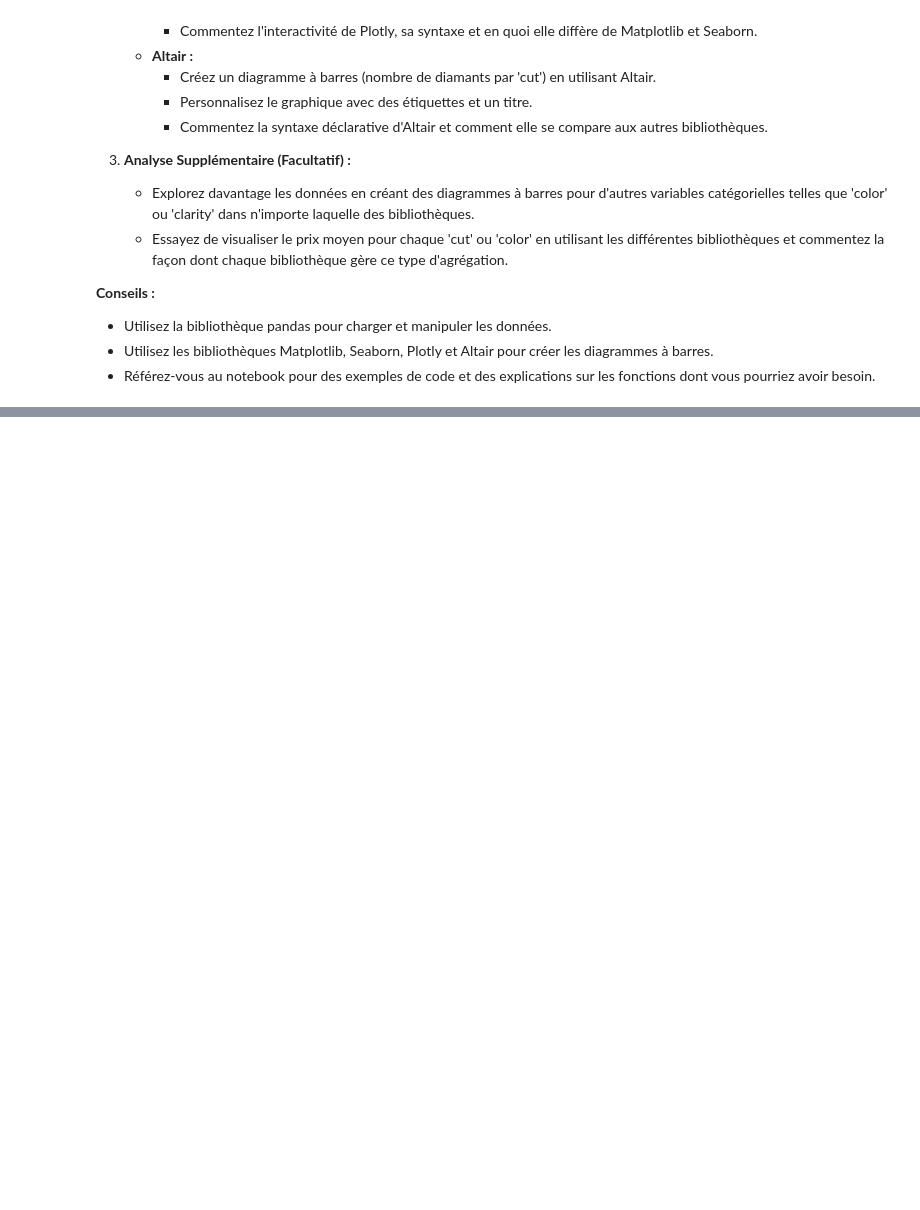
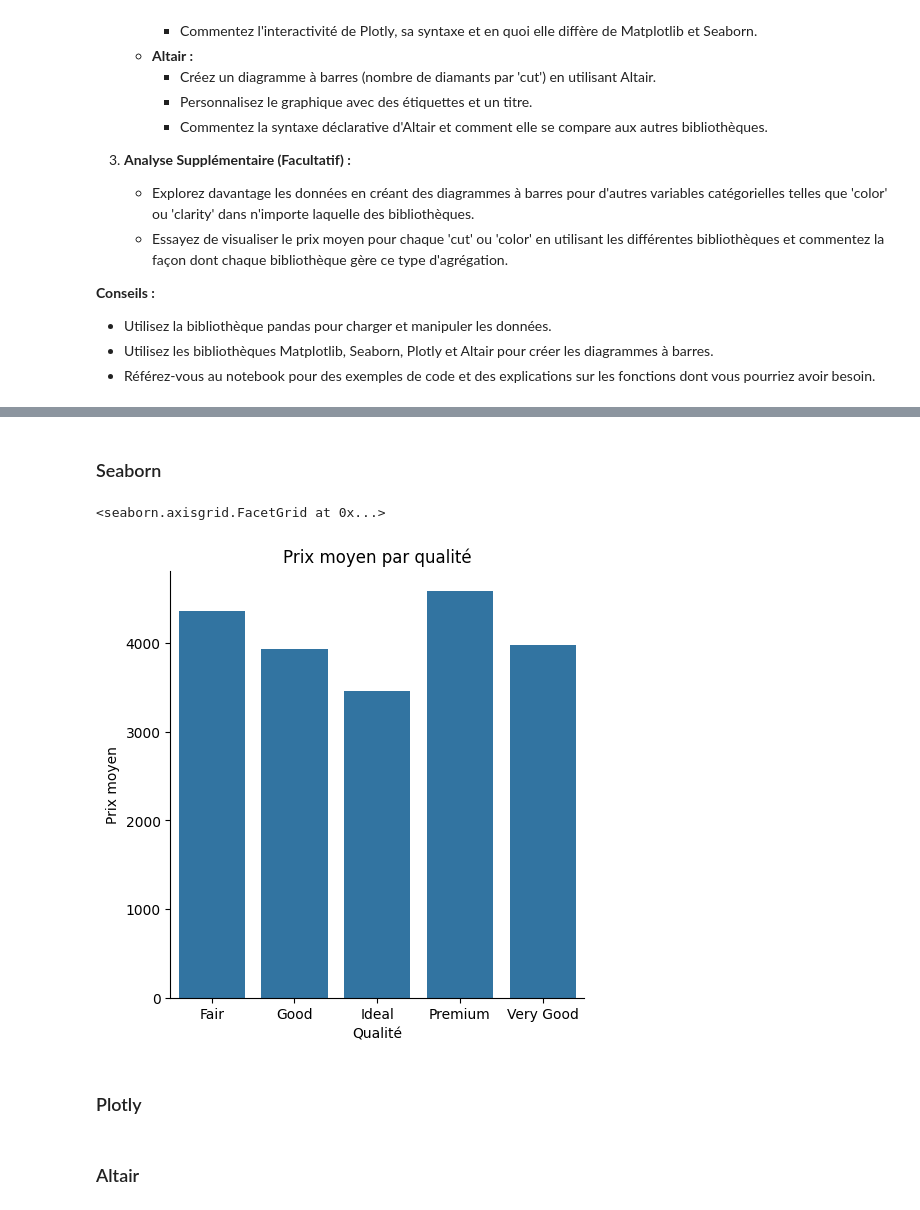
Before and after one commit to rosanajurdi/Data_Visualization_Course_2026, a Jupyter notebook: lab-sessions/lab2-barplots.ipynb, the cells around one changed output, grey strips where cells are left out. Cells and saved outputs as stored; diff of their text form; code cells hidden in the pictures; blank space fills up the shorter version.

```diff
--- a/lab-sessions/lab2-barplots.ipynb
+++ b/lab-sessions/lab2-barplots.ipynb
@@ -88,0 +217,18 @@ Vous disposez d'un ensemble de données contenant des informations sur divers di
+# %% [markdown]
+### Seaborn
+# %%
+fig = sns.catplot(
+    data=mean_price,
+    x='cut',
+    y='mean_price',
+    kind='bar'
+)
+
+fig.set_axis_labels("Qualité", "Prix moyen")
+fig.set(title="Prix moyen par qualité")
+fig
+# %% [output]
+<seaborn.axisgrid.FacetGrid at 0x...>
+[figure, added]
+# %% [markdown]
+### Plotly
@@ -88,0 +241,2 @@ Vous disposez d'un ensemble de données contenant des informations sur divers di
+# %% [markdown]
+### Altair
```
Also changed, not shown: parts of 18 cells of this notebook.
